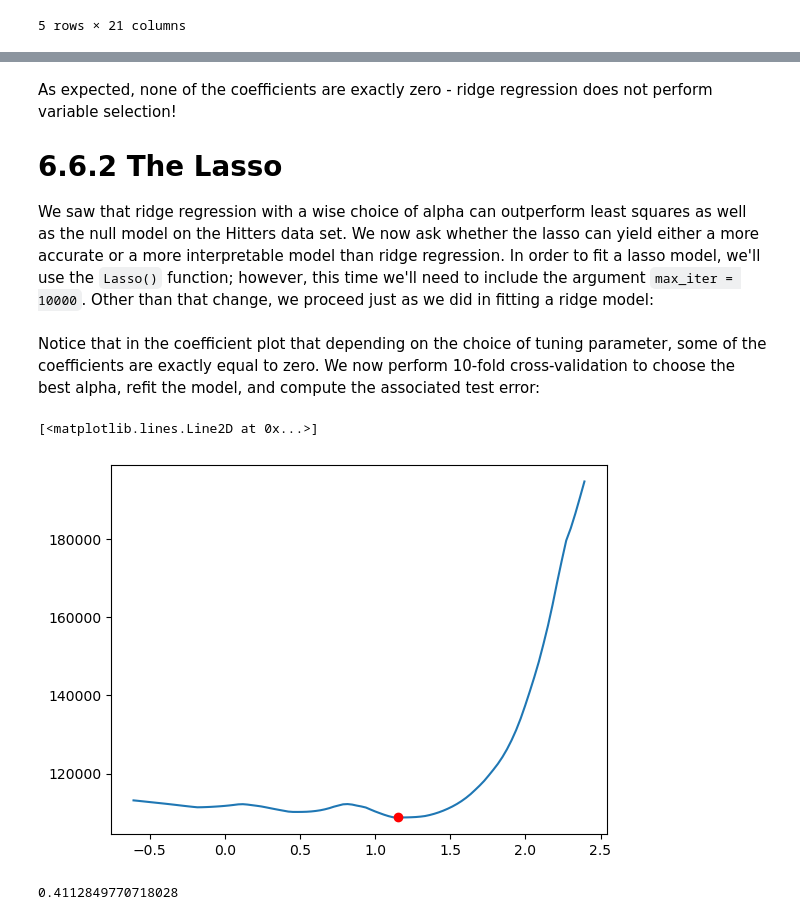
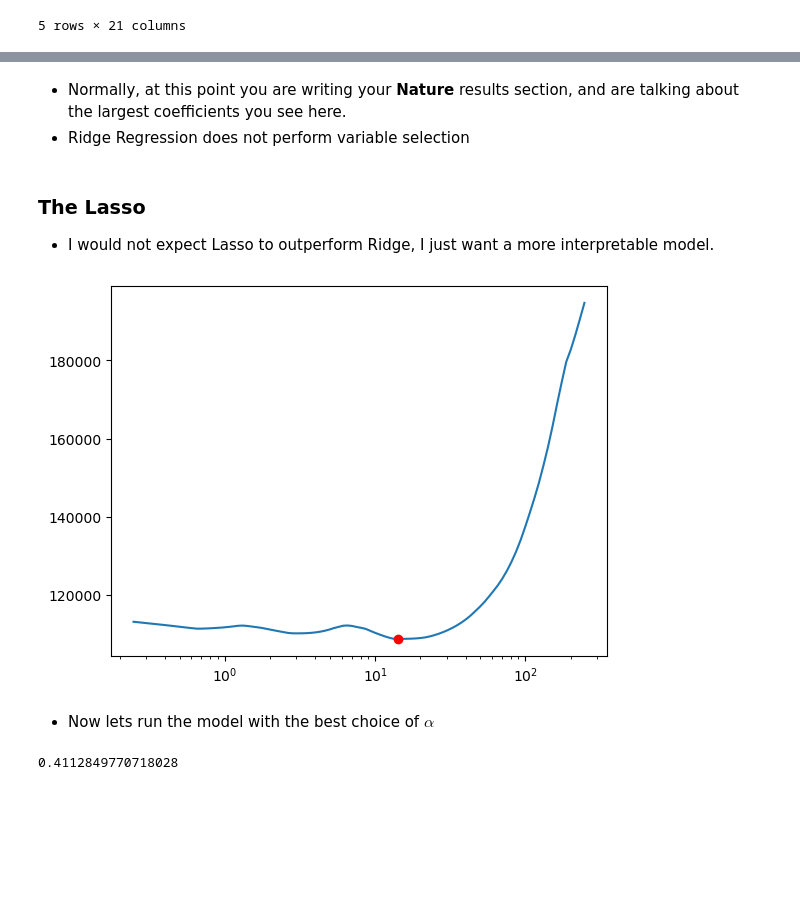
Before and after one commit to RameshSrinivasanCourses/COGS239-StatisticalLearning, a Jupyter notebook: Lectures/Week_4/LassovsRidgeRegression.ipynb, the cells around one changed output, grey strips where cells are left out. Drawn from its saved outputs; the diff is of its cells as text; code cells hidden in the pictures; blank space fills up the shorter version.

Commit message:
LassovsRidge done

```diff
--- a/Lectures/Week_4/LassovsRidgeRegression.ipynb
+++ b/Lectures/Week_4/LassovsRidgeRegression.ipynb
@@ -133,35 +119,27 @@ League_N        9.296952
 Division_W    -47.195799
 NewLeague_N     8.168018
 dtype: float64
-# %% [markdown]
-As expected, none of the coefficients are exactly zero - ridge regression does not
-perform variable selection!
-
-# 6.6.2 The Lasso
-We saw that ridge regression with a wise choice of alpha can outperform least
-squares as well as the null model on the Hitters data set. We now ask
-whether the lasso can yield either a more accurate or a more interpretable
-model than ridge regression. In order to fit a lasso model, we'll
-use the `Lasso()` function; however, this time we'll need to include the argument `max_iter = 10000`.
-Other than that change, we proceed just as we did in fitting a ridge model:
-# %% [markdown]
-Notice that in the coefficient plot that depending on the choice of tuning
-parameter, some of the coefficients are exactly equal to zero. We now
-perform 10-fold cross-validation to choose the best alpha, refit the model, and compute the associated test error:
+# %% [markdown]
+* Normally, at this point you are writing your **Nature** results section, and are talking about the largest coefficients you see here.
+* Ridge Regression does not perform variable selection
+# %% [markdown]
+### The Lasso
+
+* I would not expect Lasso to outperform Ridge, I just want a more interpretable model.
 # %%
-lassocv = LassoCV(alphas = None, cv = 5, max_iter = 100000)
+lassocv = LassoCV(alphas = None, cv = 5, max_iter = 100000) # the default max_iter is stupid.
 lassocv.fit(X_train, y_train)
 alphas = lassocv.alphas_
 thealpha = lassocv.alpha_
 mse_path = lassocv.mse_path_
-plt.plot(np.log10(alphas),np.mean(mse_path,axis = 1))
-plt.plot(np.log10(thealpha),np.mean(mse_path[alphas == thealpha,:]),'ro')
-#lasso.set_params(alpha=lassocv.alpha_)
-#lasso.fit(X_train, y_train)
-#mean_squared_error(y_test, lasso.predict(X_test))
+plt.plot(alphas,np.mean(mse_path,axis = 1))
+plt.plot(thealpha,np.mean(mse_path[alphas == thealpha,:]),'ro')
+plt.xscale('log')
+plt.show()
 # %% [output]
-[<matplotlib.lines.Line2D at 0x...>]
-[figure, old version]
+[figure, new version]
+# %% [markdown]
+* Now lets run the model with the best choice of $\alpha$
 # %%
 lasso = Lasso()
 lasso.set_params(alpha=lassocv.alpha_)
```
Also changed, not shown: parts of 23 cells of this notebook.
